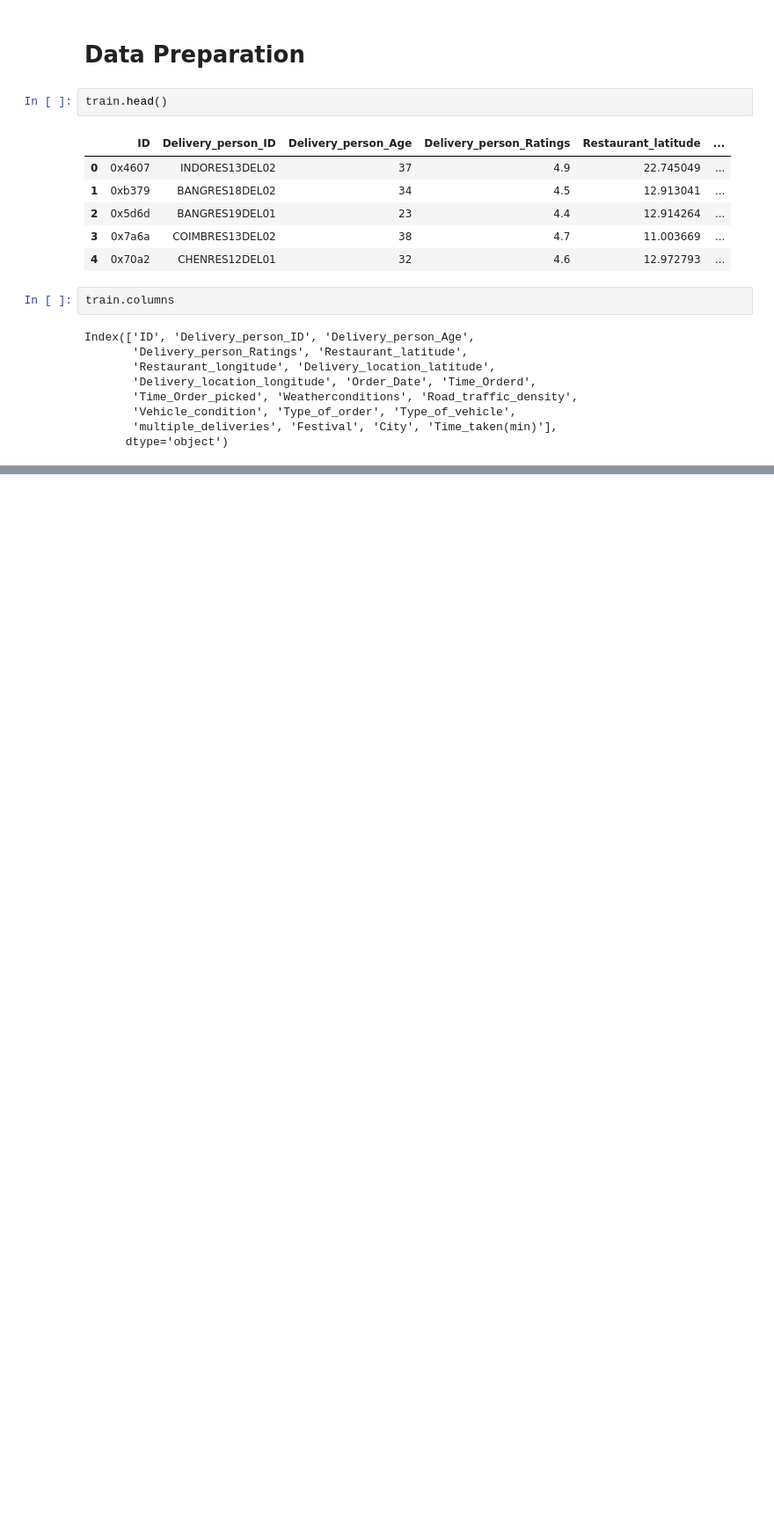
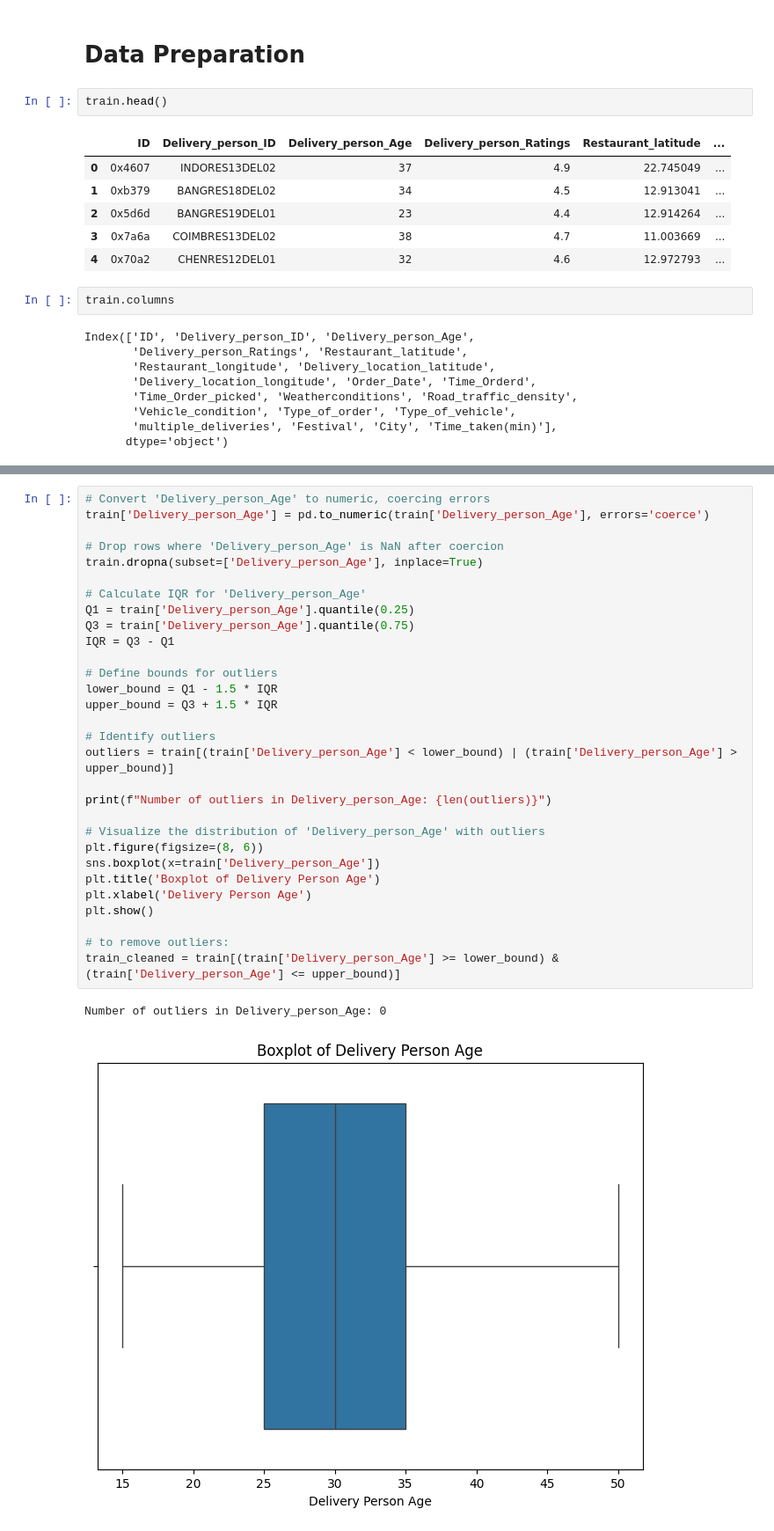
Before and after one commit to Agnik292005/Food-Delivery-Optimization, a Jupyter notebook: modelBuildPorcedure.ipynb, the cells around one changed output, grey strips where cells are left out. Shown: that part at 88% size. Cells and saved outputs as stored; diff of their text form; blank space fills up the shorter version.

```diff
--- a/modelBuildPorcedure.ipynb
+++ b/modelBuildPorcedure.ipynb
@@ -57,0 +127,33 @@ Index(['ID', 'Delivery_person_ID', 'Delivery_person_Age',
+# %%
+# Convert 'Delivery_person_Age' to numeric, coercing errors
+train['Delivery_person_Age'] = pd.to_numeric(train['Delivery_person_Age'], errors='coerce')
+
+# Drop rows where 'Delivery_person_Age' is NaN after coercion
+train.dropna(subset=['Delivery_person_Age'], inplace=True)
+
+# Calculate IQR for 'Delivery_person_Age'
+Q1 = train['Delivery_person_Age'].quantile(0.25)
+Q3 = train['Delivery_person_Age'].quantile(0.75)
+IQR = Q3 - Q1
+
+# Define bounds for outliers
+lower_bound = Q1 - 1.5 * IQR
+upper_bound = Q3 + 1.5 * IQR
+
+# Identify outliers
+outliers = train[(train['Delivery_person_Age'] < lower_bound) | (train['Delivery_person_Age'] > upper_bound)]
+
+print(f"Number of outliers in Delivery_person_Age: {len(outliers)}")
+
+# Visualize the distribution of 'Delivery_person_Age' with outliers
+plt.figure(figsize=(8, 6))
+sns.boxplot(x=train['Delivery_person_Age'])
+plt.title('Boxplot of Delivery Person Age')
+plt.xlabel('Delivery Person Age')
+plt.show()
+
+# to remove outliers:
+train_cleaned = train[(train['Delivery_person_Age'] >= lower_bound) & (train['Delivery_person_Age'] <= upper_bound)]
+# %% [output]
+Number of outliers in Delivery_person_Age: 0
+[figure, added]
```
Also changed, not shown: parts of 14 cells of this notebook.
